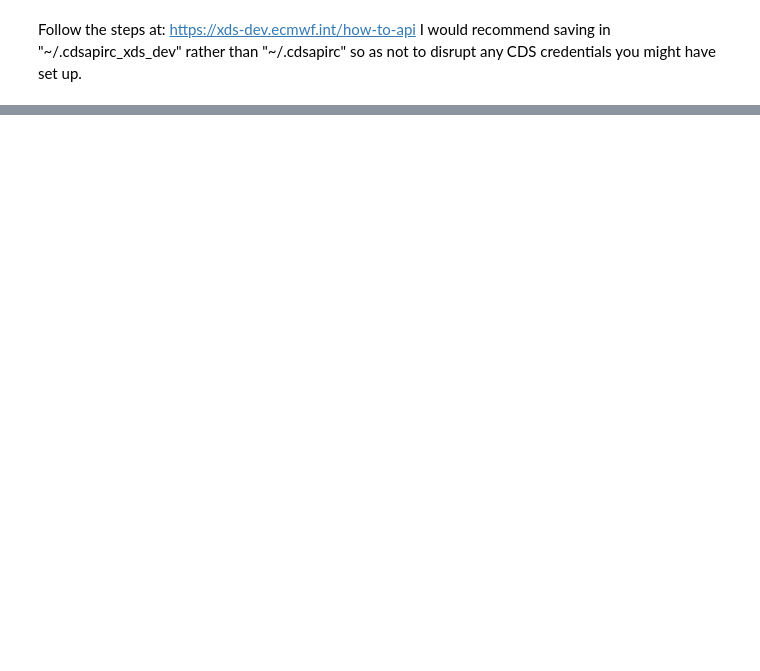
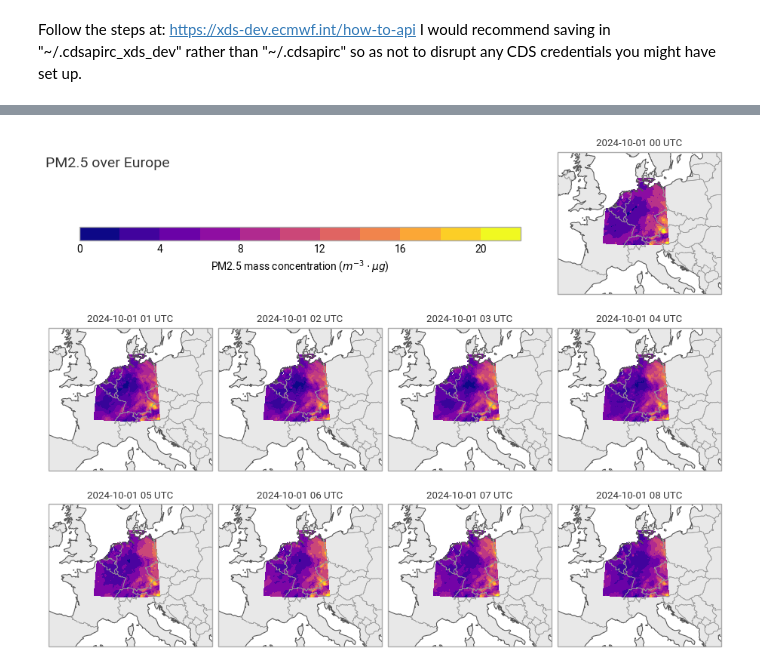
Before and after one commit to AD4GD/pilot-3-air-quality, a Jupyter notebook: demos/download_using_cdsapi.ipynb, the cells around one changed output, grey strips where cells are left out. Saved outputs shown, nothing was run; the diff lists cells and outputs as text; code cells hidden in the pictures; blank space fills up the shorter version.

```diff
--- a/demos/download_using_cdsapi.ipynb
+++ b/demos/download_using_cdsapi.ipynb
@@ -76,0 +82,25 @@ Attributes:
+# %%
+figure = earthkit.plots.Figure(domain=[-5, 23, 40, 58], size=(9, 7), rows=3, columns=4)
+
+figure.add_map(0, 3)
+for i in range(8):
+    figure.add_map(1+i//4, i%4)
+
+figure.contourf(data.sel(variable="pm2p5"))
+
+figure.land()
+figure.coastlines()
+figure.borders()
+
+ax = plt.axes((0.05, 0.8, 0.65, 0.025))
+figure.legend(ax=ax)
+
+figure.subplot_titles("{time:%Y-%m-%d %H} UTC")
+figure.title(
+    "PM2.5 over Europe",
+    fontsize=14, horizontalalignment="left", x=0, y=0.96,
+)
+
+figure.show()
+# %% [output]
+[figure, added]
```
Also changed, not shown: parts of 7 cells of this notebook, 1 other file.
